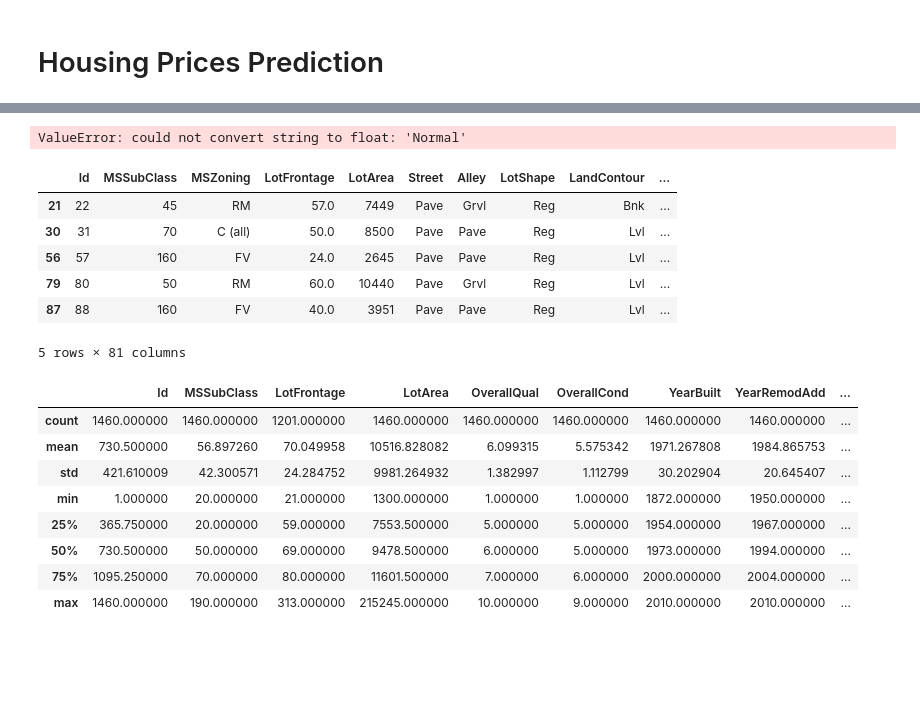
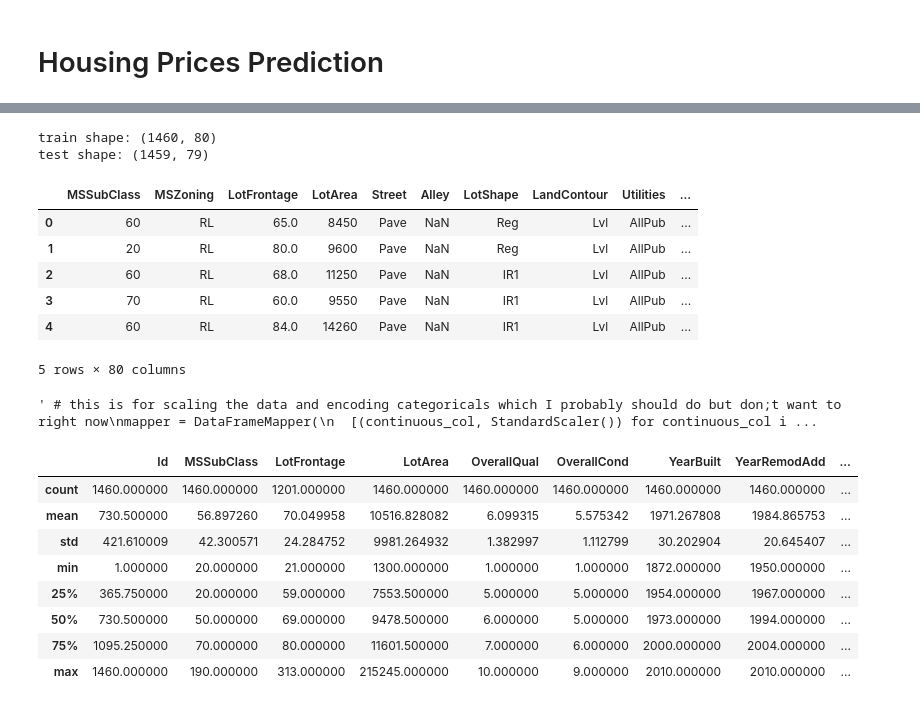
Before and after one commit to benbranchflower/applied_machine_learning, a Jupyter notebook: house_price_prediction.ipynb, the cells around one changed output, grey strips where cells are left out. Drawn from its saved outputs; the diff is of its cells as text; code cells hidden in the pictures; blank space fills up the shorter version.

```diff
--- a/house_price_prediction.ipynb
+++ b/house_price_prediction.ipynb
@@ -29,19 +18,41 @@ train.head()
-# %%
-scaler = StandardScaler()
-scaler.fit(train)
-scaled_train = scaler.transform(trainf)
-# %% [output]
-ValueError: could not convert string to float: 'Normal'
-# %%
-train[train.Alley.notnull()].head()
-# %% [output]
-|  | Id | MSSubClass | MSZoning | LotFrontage | LotArea | Street | Alley | LotShape | LandContour | ... |
-| 21 | 22 | 45 | RM | 57.0 | 7449 | Pave | Grvl | Reg | Bnk | ... |
-| 30 | 31 | 70 | C (all) | 50.0 | 8500 | Pave | Pave | Reg | Lvl | ... |
-| 56 | 57 | 160 | FV | 24.0 | 2645 | Pave | Pave | Reg | Lvl | ... |
-| 79 | 80 | 50 | RM | 60.0 | 10440 | Pave | Grvl | Reg | Lvl | ... |
-| 87 | 88 | 160 | FV | 40.0 | 3951 | Pave | Pave | Reg | Lvl | ... |
-5 rows × 81 columns
+# %%
+train = pd.read_csv('house_train.csv')
+train_id = train.Id
+train.drop(columns=['Id'], inplace=True)
+print('train shape:', train.shape)
+test = pd.read_csv('house_test.csv')
+test_id = test.Id
+test.drop(columns=['Id'], inplace=True)
+print('test shape:', test.shape)
+train.head()
+# %% [output]
+train shape: (1460, 80)
+test shape: (1459, 79)
+|  | MSSubClass | MSZoning | LotFrontage | LotArea | Street | Alley | LotShape | LandContour | Utilities | ... |
+| 0 | 60 | RL | 65.0 | 8450 | Pave | NaN | Reg | Lvl | AllPub | ... |
+| 1 | 20 | RL | 80.0 | 9600 | Pave | NaN | Reg | Lvl | AllPub | ... |
+| 2 | 60 | RL | 68.0 | 11250 | Pave | NaN | IR1 | Lvl | AllPub | ... |
+| 3 | 70 | RL | 60.0 | 9550 | Pave | NaN | IR1 | Lvl | AllPub | ... |
+| 4 | 60 | RL | 84.0 | 14260 | Pave | NaN | IR1 | Lvl | AllPub | ... |
+5 rows × 80 columns
+# %%
+""" # this is for scaling the data and encoding categoricals which I probably should do but don't want to right now
+[str(train[c].dtype) == 'object'  for c in train.columns] # this should let us know which ones to scale or not
+mapper = DataFrameMapper(
+  [(continuous_col, StandardScaler()) for continuous_col in continuous_cols] +
+  [(categorical_col, LabelBinarizer()) for categorical_col in categorical_cols]
+)
+pipeline = Pipeline(
+  ("mapper", mapper)
+)
+pipeline.fit_transform(df, df["y"])
+
+scaler = StandardScaler()
+scaler.fit(train)
+scaled_train = scaler.transform(trainf)
+"""
+# %% [output]
+' # this is for scaling the data and encoding categoricals which I probably should do but don;t want to right now\nmapper = DataFrameMapper(\n  [(continuous_col, StandardScaler()) for continuous_col i ...
 # %%
 train.iloc[:,range(45)].describe()
 # %% [output]
```
Also changed, not shown: parts of 13 cells of this notebook.
